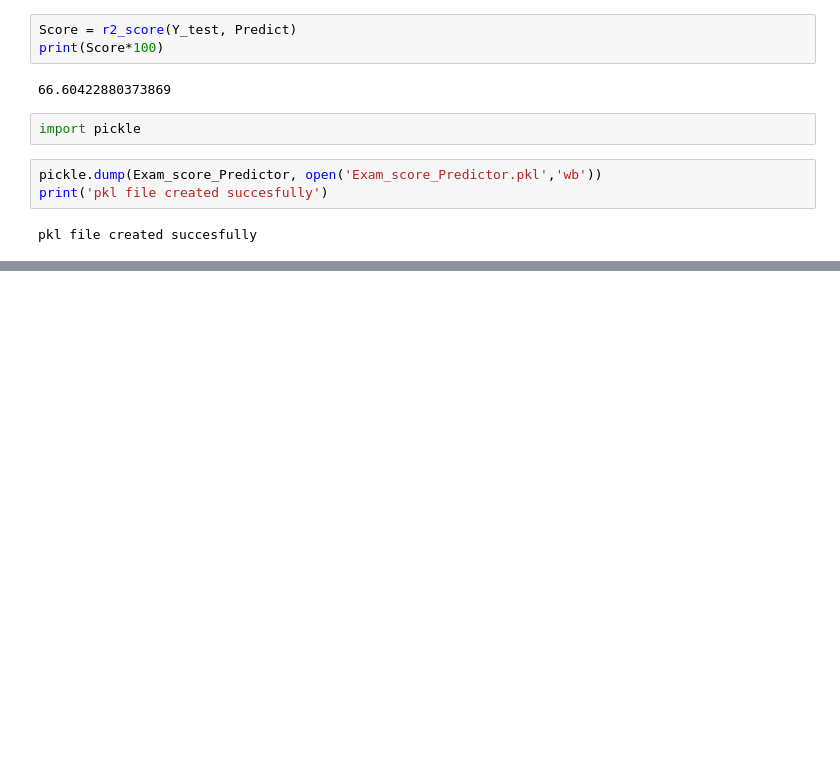
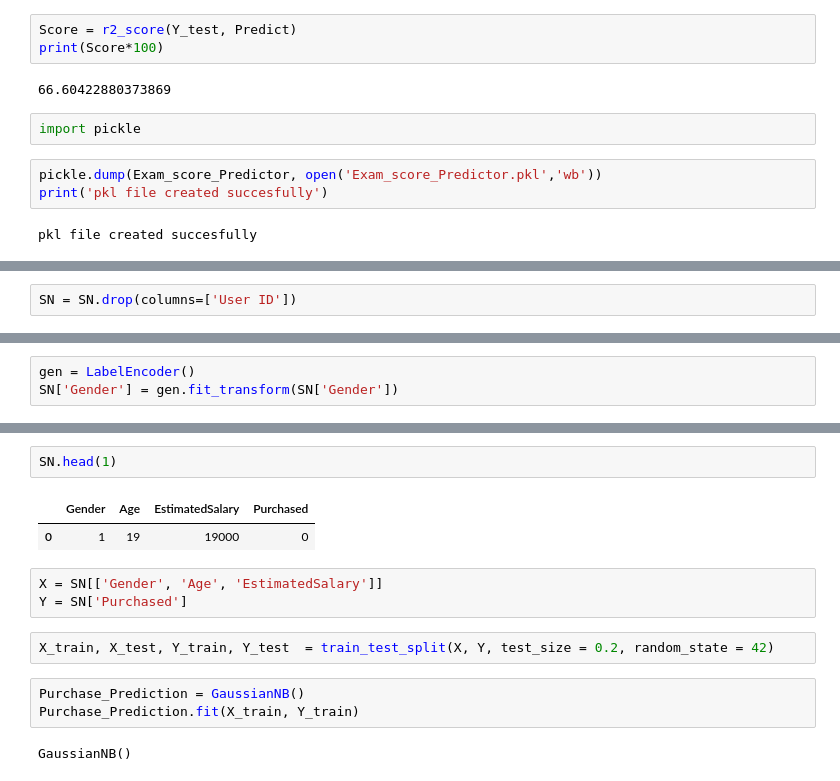
Before and after one commit to Aradhyagodambe/Python-Colab-Files, a Jupyter notebook: ML_Fundamnetals.ipynb, the cells around one changed output, grey strips where cells are left out. Cells and saved outputs as stored; diff of their text form; blank space fills up the shorter version.

Commit message:
Naive Bayes Algorithm Prediction Model

```diff
--- a/ML_Fundamnetals.ipynb
+++ b/ML_Fundamnetals.ipynb
@@ -318,0 +397,2 @@ pkl file created succesfully
+# %%
+SN = SN.drop(columns=['User ID'])
@@ -318,0 +403,3 @@ pkl file created succesfully
+# %%
+gen = LabelEncoder()
+SN['Gender'] = gen.fit_transform(SN['Gender'])
@@ -318,0 +420,15 @@ pkl file created succesfully
+# %%
+SN.head(1)
+# %% [output]
+|  | Gender | Age | EstimatedSalary | Purchased |
+| 0 | 1 | 19 | 19000 | 0 |
+# %%
+X = SN[['Gender', 'Age', 'EstimatedSalary']]
+Y = SN['Purchased']
+# %%
+X_train, X_test, Y_train, Y_test  = train_test_split(X, Y, test_size = 0.2, random_state = 42)
+# %%
+Purchase_Prediction = GaussianNB()
+Purchase_Prediction.fit(X_train, Y_train)
+# %% [output]
+GaussianNB()
```
Also changed, not shown: parts of 17 cells of this notebook.
